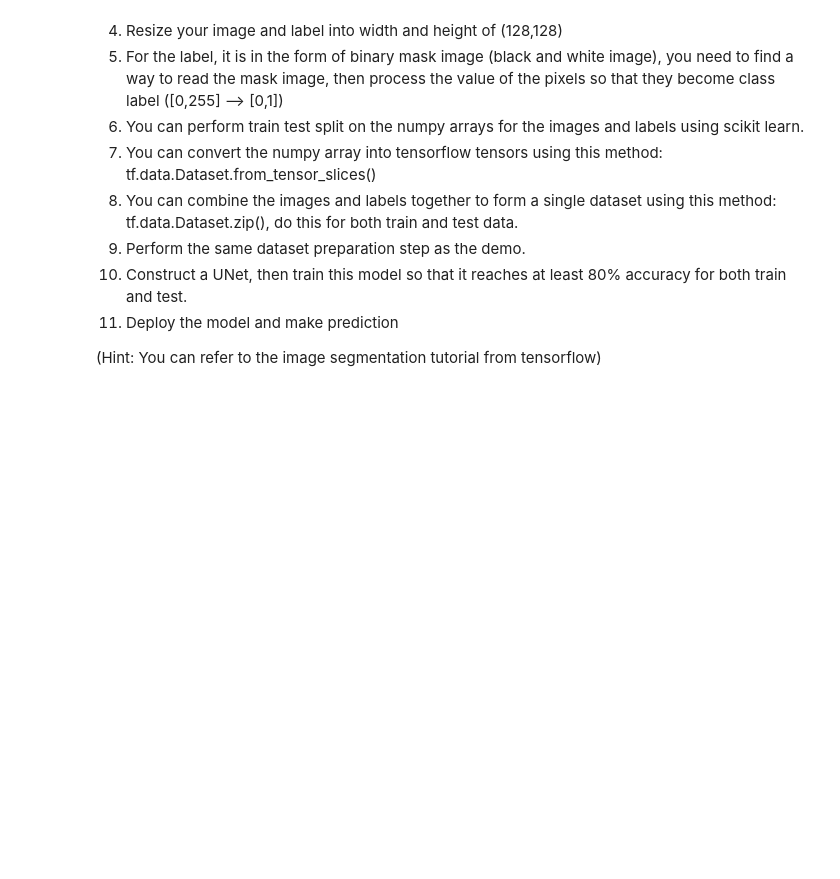
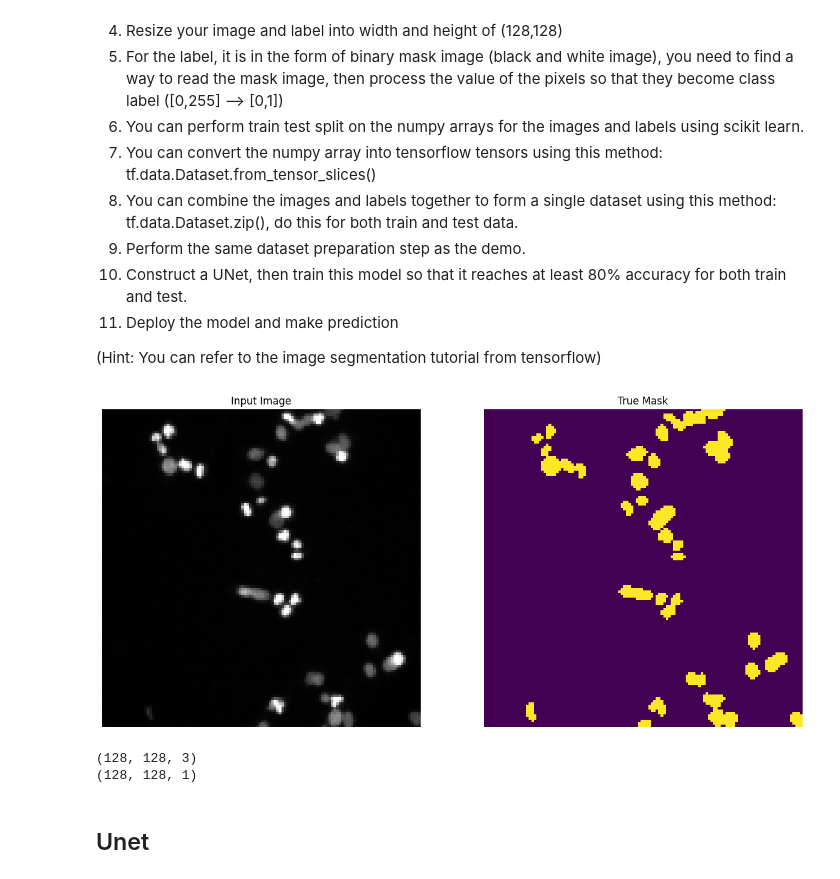
Before and after one commit to ajimfirdausahmd/Capstone_4, a Jupyter notebook: assessment_4_skeletal.ipynb, the cells around one changed output. Saved outputs shown, nothing was run; the diff lists cells and outputs as text; code cells hidden in the pictures; blank space fills up the shorter version.

```diff
--- a/assessment_4_skeletal.ipynb
+++ b/assessment_4_skeletal.ipynb
@@ -30 +28,5 @@ masks = []
+# %%
+filepath = "C:\\Users\\suhaimi\\Documents\\MAFA\\Capstone_Project\\Capstone_4\\dataset"
+images = []
+masks = []
 # %%
@@ -99,0 +98,43 @@ Continue the rest of your assessment here.
+# %%
+# Prepare the dataset
+TRAIN_LENGTH = 670
+BATCH_SIZE = 64
+BUFFER_SIZE = 1000
+STEPS_PER_EPOCH = TRAIN_LENGTH // BATCH_SIZE
+
+train_batches = (
+    train
+    .cache()
+    .shuffle(BUFFER_SIZE)
+    .batch(BATCH_SIZE)
+    .repeat()
+    .map(Augment())
+    .prefetch(buffer_size=tf.data.AUTOTUNE))
+
+test_batches = test.batch(BATCH_SIZE)
+# %%
+# 10. Create a function to visualize the image, label and prediction
+def display(display_list):
+  plt.figure(figsize=(15, 15))
+
+  title = ['Input Image', 'True Mask', 'Predicted Mask']
+
+  for i in range(len(display_list)):
+    plt.subplot(1, len(display_list), i+1)
+    plt.title(title[i])
+    plt.imshow(tf.keras.utils.array_to_img(display_list[i]))
+    plt.axis('off')
+  plt.show()
+# %%
+# Test out the function to display an example
+for images,labels in train_batches.take(1):
+    sample_image,sample_mask = images[0],labels[0]
+    display([sample_image,sample_mask])
+    print(sample_image.shape)
+    print(sample_mask.shape)
+# %% [output]
+[figure, added]
+(128, 128, 3)
+(128, 128, 1)
+# %% [markdown]
+## Unet
```
Also changed, not shown: parts of 16 cells of this notebook, 5 other files.
